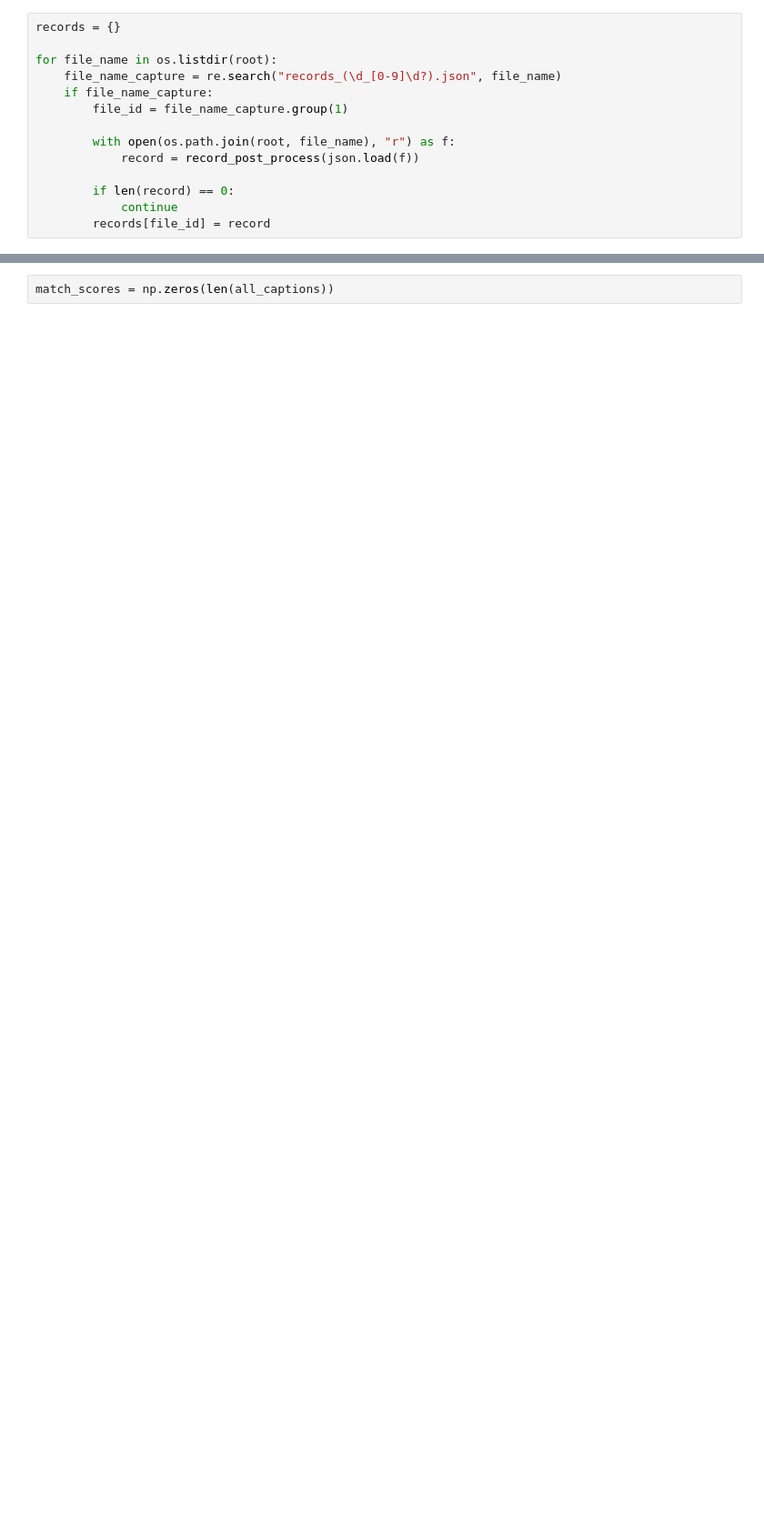
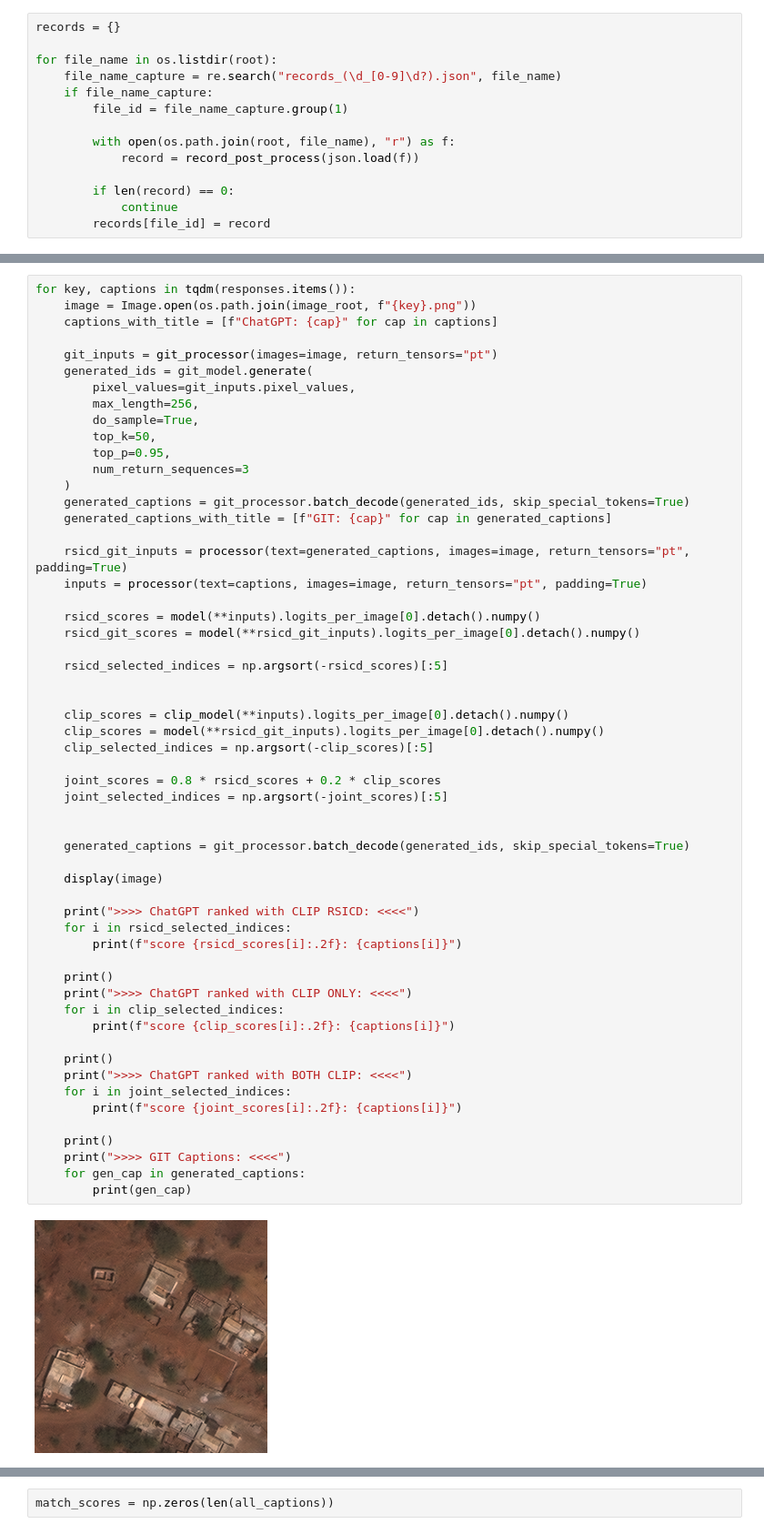
Before and after one commit to YingxuH/xview, a Jupyter notebook: Analyse.ipynb, the cells around one changed output, grey strips where cells are left out. Shown at 91% size. Drawn from its saved outputs; the diff is of its cells as text; blank space fills up the shorter version.

```diff
--- a/Analyse.ipynb
+++ b/Analyse.ipynb
@@ -76,0 +164,58 @@ for key in samples_keys:
+# %%
+for key, captions in tqdm(responses.items()):
+    image = Image.open(os.path.join(image_root, f"{key}.png"))
+    captions_with_title = [f"ChatGPT: {cap}" for cap in captions]
+
+    git_inputs = git_processor(images=image, return_tensors="pt")
+    generated_ids = git_model.generate(
+        pixel_values=git_inputs.pixel_values,
+        max_length=256,
+        do_sample=True,
+        top_k=50,
+        top_p=0.95,
+        num_return_sequences=3
+    )
+    generated_captions = git_processor.batch_decode(generated_ids, skip_special_tokens=True)
+    generated_captions_with_title = [f"GIT: {cap}" for cap in generated_captions]
+
+    rsicd_git_inputs = processor(text=generated_captions, images=image, return_tensors="pt", padding=True)
+    inputs = processor(text=captions, images=image, return_tensors="pt", padding=True)
+
+    rsicd_scores = model(**inputs).logits_per_image[0].detach().numpy()
+    rsicd_git_scores = model(**rsicd_git_inputs).logits_per_image[0].detach().numpy()
+
+    rsicd_selected_indices = np.argsort(-rsicd_scores)[:5]
+
+
+    clip_scores = clip_model(**inputs).logits_per_image[0].detach().numpy()
+    clip_scores = model(**rsicd_git_inputs).logits_per_image[0].detach().numpy()
+    clip_selected_indices = np.argsort(-clip_scores)[:5]
+
+    joint_scores = 0.8 * rsicd_scores + 0.2 * clip_scores
+    joint_selected_indices = np.argsort(-joint_scores)[:5]
+
+
+    generated_captions = git_processor.batch_decode(generated_ids, skip_special_tokens=True)
+
+    display(image)
+
+    print(">>>> ChatGPT ranked with CLIP RSICD: <<<<")
+    for i in rsicd_selected_indices:
+        print(f"score {rsicd_scores[i]:.2f}: {captions[i]}")
+
+    print()
+    print(">>>> ChatGPT ranked with CLIP ONLY: <<<<")
+    for i in clip_selected_indices:
+        print(f"score {clip_scores[i]:.2f}: {captions[i]}")
+
+    print()
+    print(">>>> ChatGPT ranked with BOTH CLIP: <<<<")
+    for i in joint_selected_indices:
+        print(f"score {joint_scores[i]:.2f}: {captions[i]}")
+
+    print()
+    print(">>>> GIT Captions: <<<<")
+    for gen_cap in generated_captions:
+        print(gen_cap)
+# %% [output]
+[figure, added]
```
Also changed, not shown: parts of 23 cells of this notebook, 3 other files.
